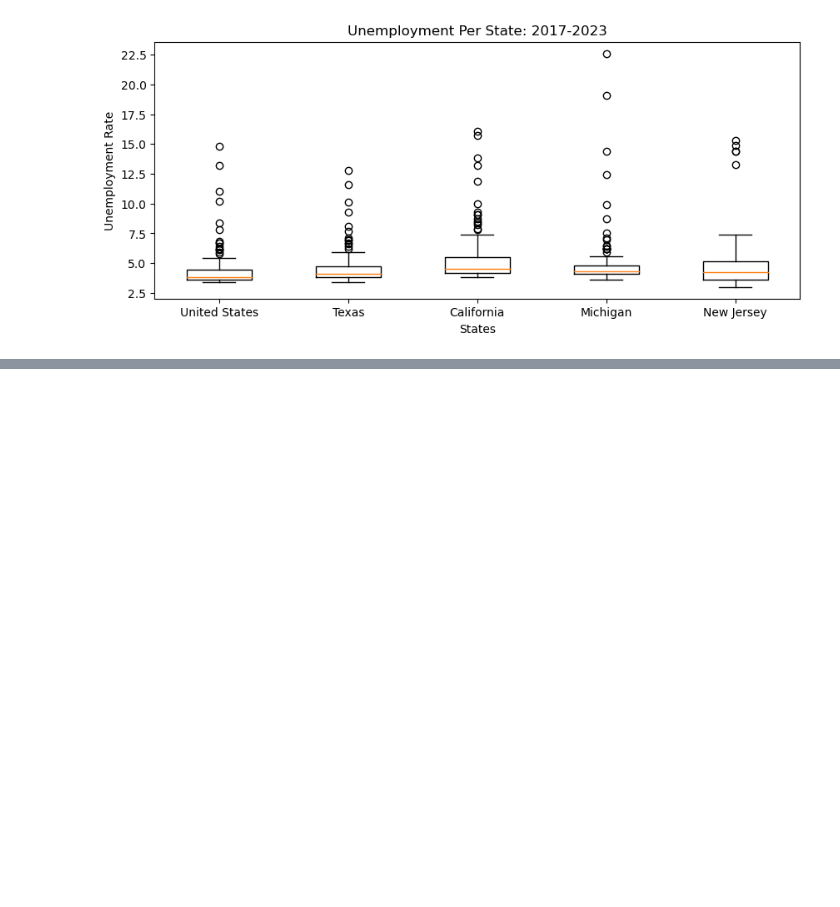
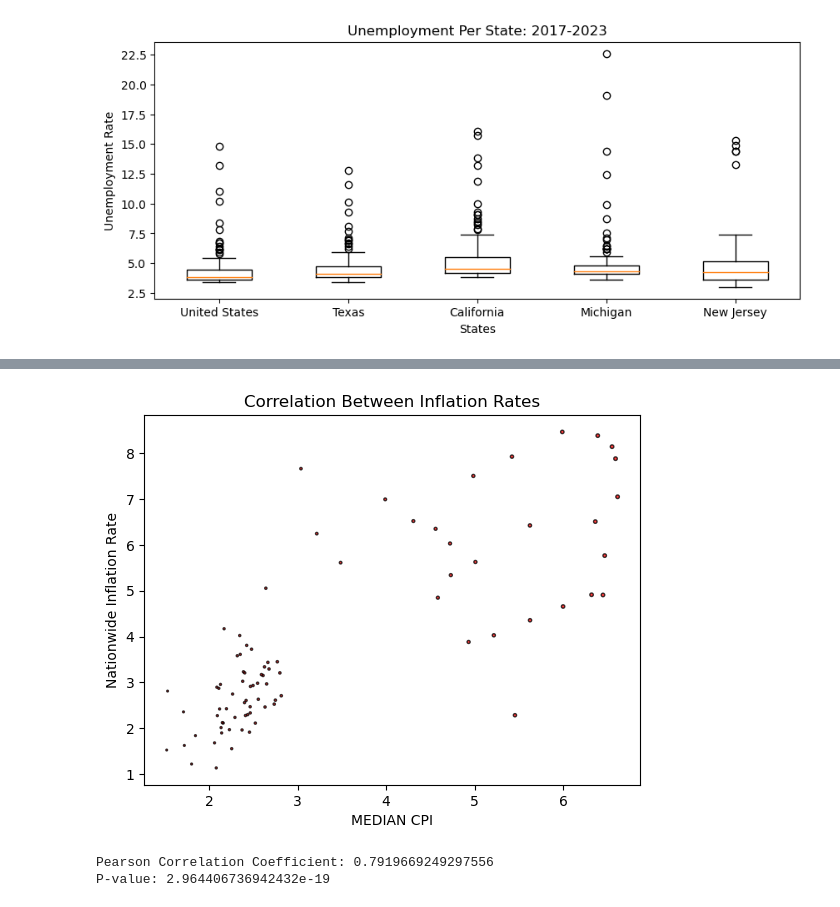
Before and after one commit to ElZackoGrande/Project1_Group2, a Jupyter notebook: Joel_Fred_Data_clean/Working Dataframe through Fred - NO API-Copy1.ipynb, the cells around one changed output, grey strips where cells are left out. Saved outputs shown, nothing was run; the diff lists cells and outputs as text; code cells hidden in the pictures; blank space fills up the shorter version.

```diff
--- a/Joel_Fred_Data_clean/Working Dataframe through Fred - NO API-Copy1.ipynb
+++ b/Joel_Fred_Data_clean/Working Dataframe through Fred - NO API-Copy1.ipynb
@@ -199,3 +203,6 @@ filtered_df_ura.head()
 | 410 | 2017-03-01 | 4.4 | 4.6 | 5.0 | 4.5 | 4.5 |
 | 411 | 2017-04-01 | 4.4 | 4.5 | 5.0 | 4.3 | 4.4 |
 | 412 | 2017-05-01 | 4.4 | 4.4 | 4.9 | 4.3 | 4.5 |
+# %%
+inflation_filtered = filtered_df.iloc[:,6:9]
+inflation_filtered.head()
@@ -201,0 +216,3 @@ filtered_df_ura.head()
+# %%
+inflation_only = inflation_filtered[["Nationwide Inflation Rate", "MEDIAN CPI"]]
+inflation_only
@@ -266,0 +302,19 @@ plt.savefig("US-StateUnemp17-23")
+# %%
+# plt.plot(filtered_df["DATE"],inflation_only['Nationwide Inflation Rate'], label='HUH?')
+# plt.plot(filtered_df["DATE"],inflation_only['MEDIAN CPI'])
+plt.scatter(inflation_only['Nationwide Inflation Rate'], inflation_only['MEDIAN CPI'], marker="o", facecolors="red", edgecolors="black",
+            s=inflation_only['Nationwide Inflation Rate'], alpha=0.75)
+plt.title("Correlation Between Inflation Rates")
+plt.ylabel("Nationwide Inflation Rate")
+plt.xlabel('MEDIAN CPI')
+plt.savefig("Correlation_Graph.png")
+plt.show()
+# %% [output]
+[figure, added]
+# %%
+corr_coeff, p_value = pearsonr(inflation_only['Nationwide Inflation Rate'], inflation_only['MEDIAN CPI'])
+print(f"Pearson Correlation Coefficient: {corr_coeff}")
+print(f"P-value: {p_value}")
+# %% [output]
+Pearson Correlation Coefficient: 0.7919669249297556
+P-value: 2.964406736942432e-19
```
Also changed, not shown: parts of 13 cells of this notebook, 10 other files.
